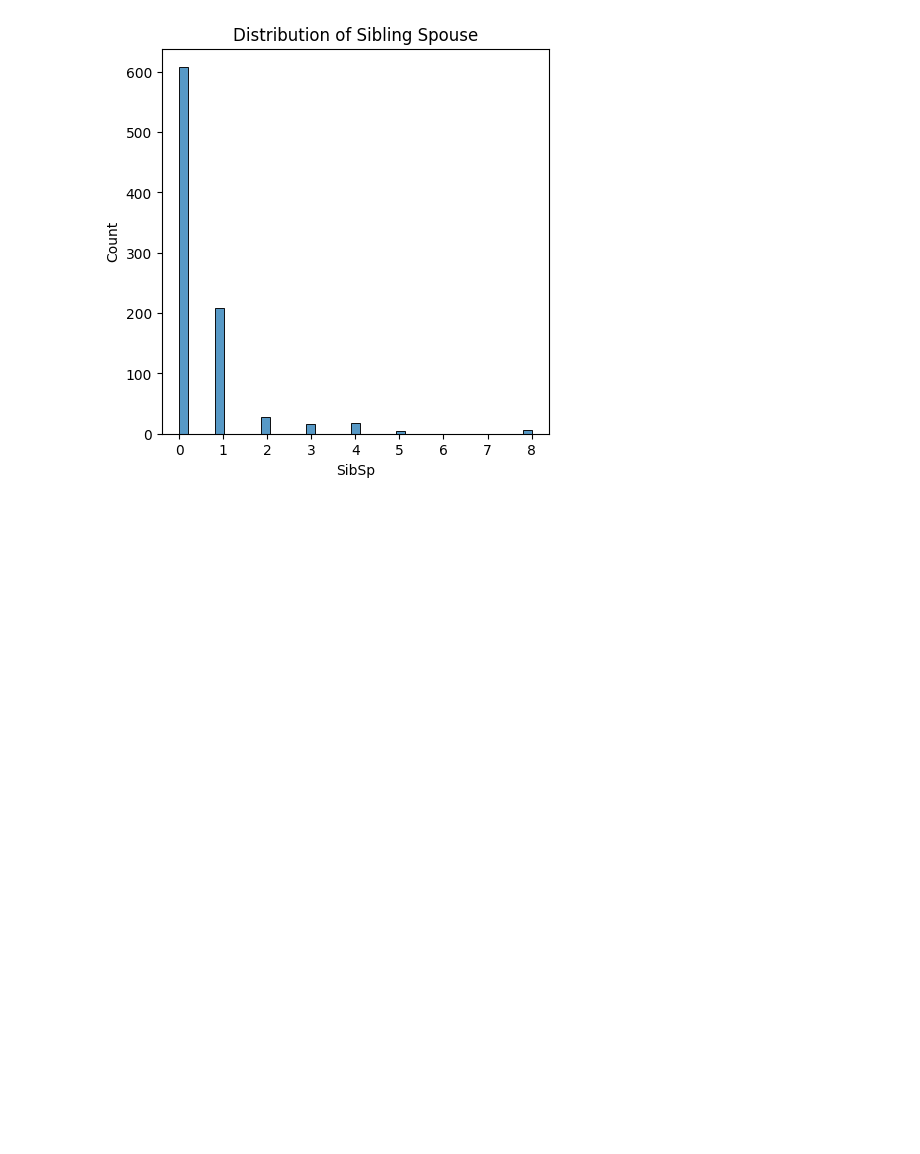
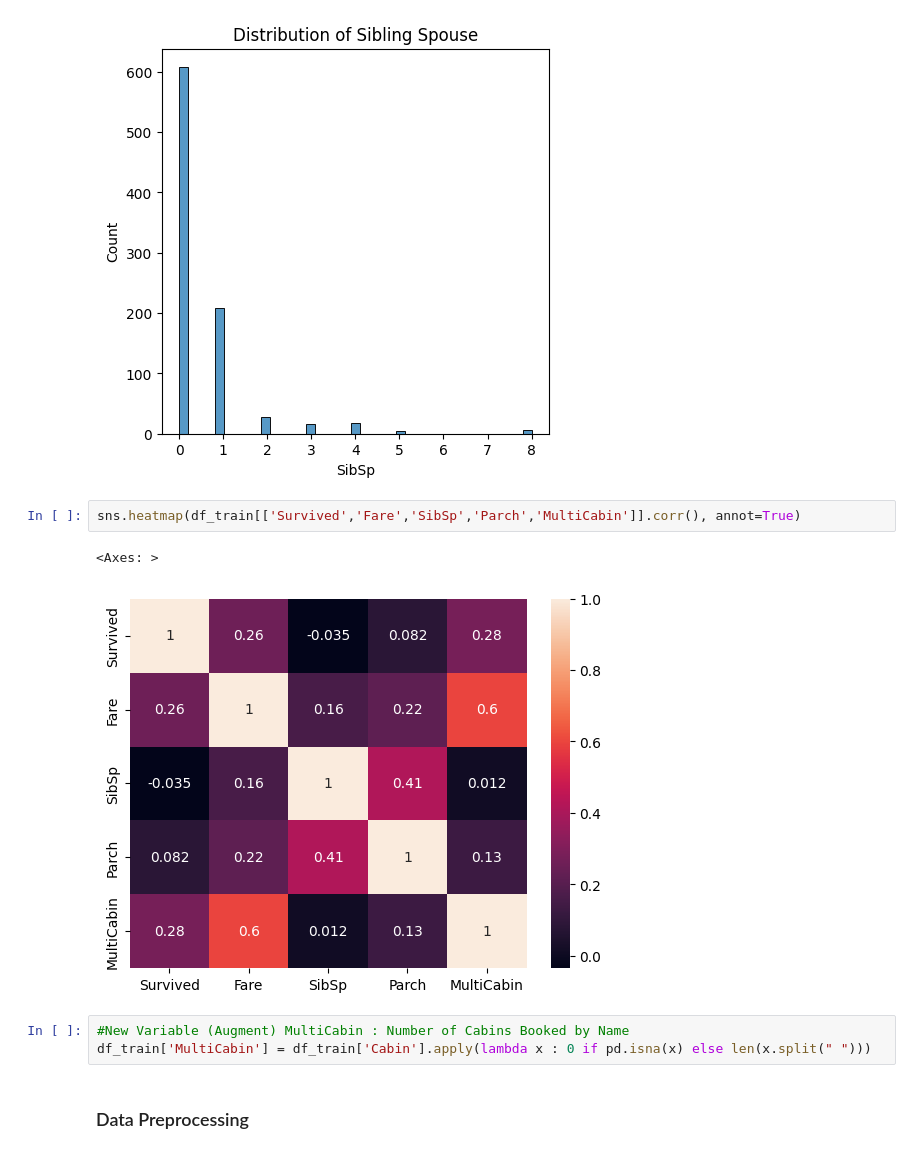
Before and after one commit to MarcusO17/kaggle-comps, a Jupyter notebook: main.ipynb, the cells around one changed output. Cells and saved outputs as stored; diff of their text form; blank space fills up the shorter version.

```diff
--- a/main.ipynb
+++ b/main.ipynb
@@ -279,3 +282,13 @@ plt.title('Distribution of Sibling Spouse')
 plt.show()
 # %% [output]
 [figure]
+# %%
+sns.heatmap(df_train[['Survived','Fare','SibSp','Parch','MultiCabin']].corr(), annot=True)
+# %% [output]
+<Axes: >
+[figure, added]
+# %%
+#New Variable (Augment) MultiCabin : Number of Cabins Booked by Name
+df_train['MultiCabin'] = df_train['Cabin'].apply(lambda x : 0 if pd.isna(x) else len(x.split(" ")))
+# %% [markdown]
+### Data Preprocessing
```
Also changed, not shown: parts of 14 cells of this notebook.
